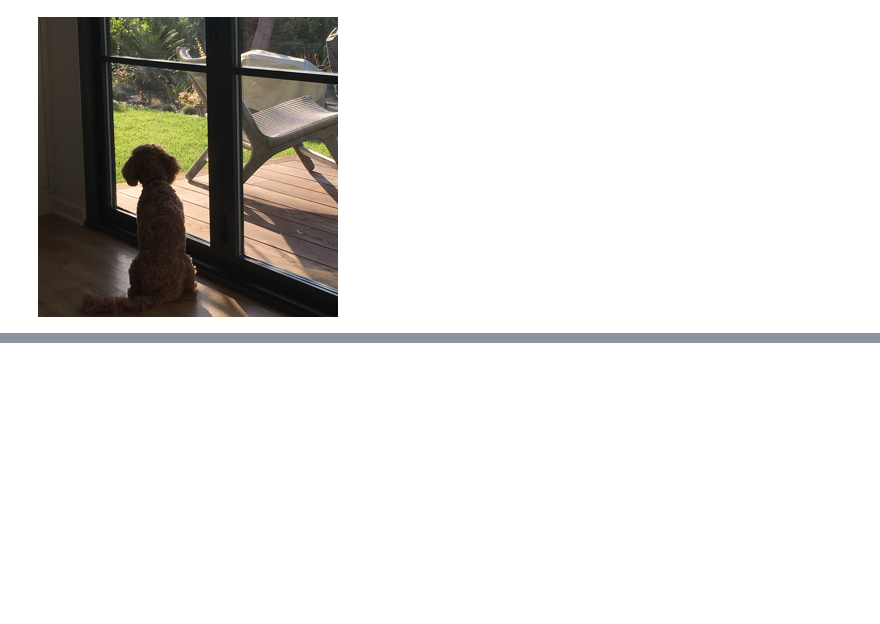
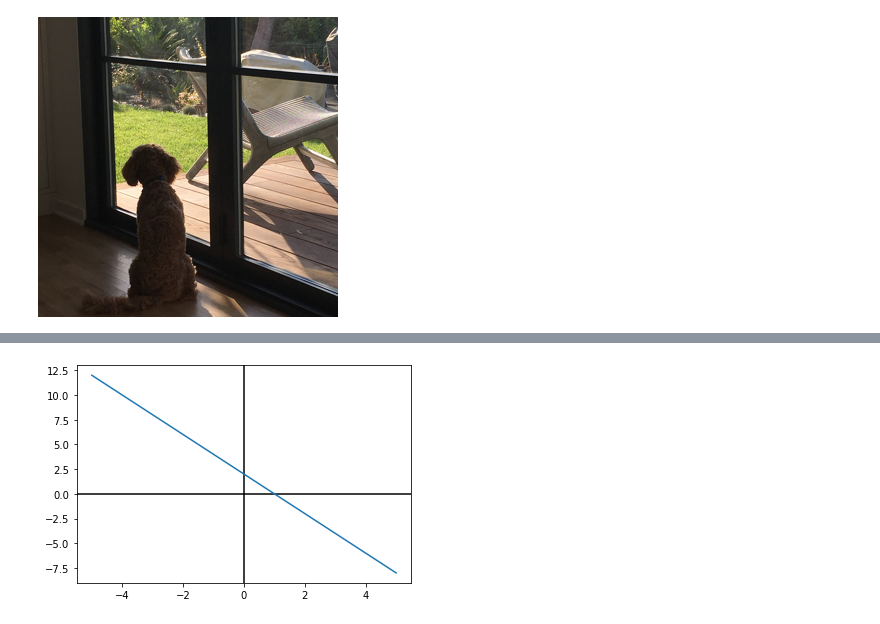
Before and after one commit to Sakurajima-sight/Mathematics-for-programmers-Python, a Jupyter notebook: Chapter 06/Untitled.ipynb, the cells around one changed output, grey strips where cells are left out. Cells and saved outputs as stored; diff of their text form; code cells hidden in the pictures; blank space fills up the shorter version.

```diff
--- a/Chapter 06/Untitled.ipynb
+++ b/Chapter 06/Untitled.ipynb
@@ -1169,4 +1169,20 @@ def approx_equal_image(i1,i2):
 #     u,v,w = random_image(), random_image(), random_image()
 #     test(ImageVector.zero(), approx_equal_image, a,b,u,v,w)
 # %%
-#
+class LinearFunction(Vector):
+    def __init__(self,a,b):
+        self.a=a
+        self.b=b
+    def add(self,v):
+        return LinearFunction(self.a+v.a,self.b+v.b)
+    def scale(self,scalar):
+        return LinearFunction(scalar*self.a,scalar*self.b)
+    def __call__(self,x):
+        return self.a*x+self.b
+    @classmethod
+    def zero(cls):
+        return LinearFunction(0,0,0)
+# %%
+plot([LinearFunction(-2,2)],-5,5)
+# %% [output]
+[figure, added]
```
Also changed, not shown: parts of 21 cells of this notebook.
